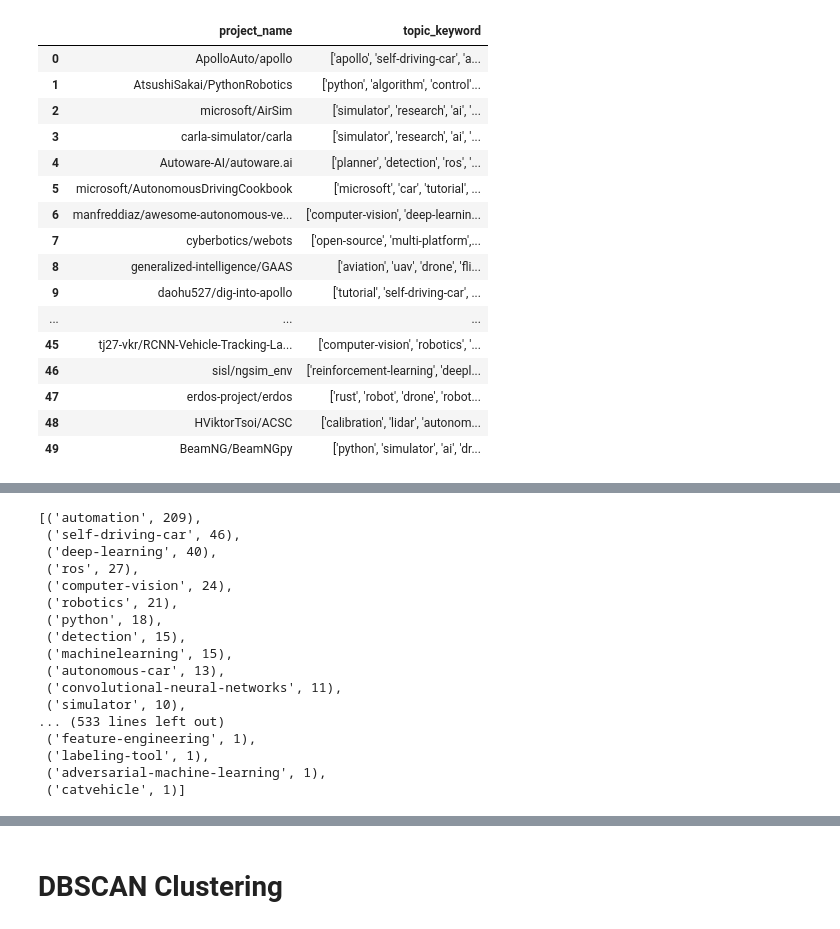
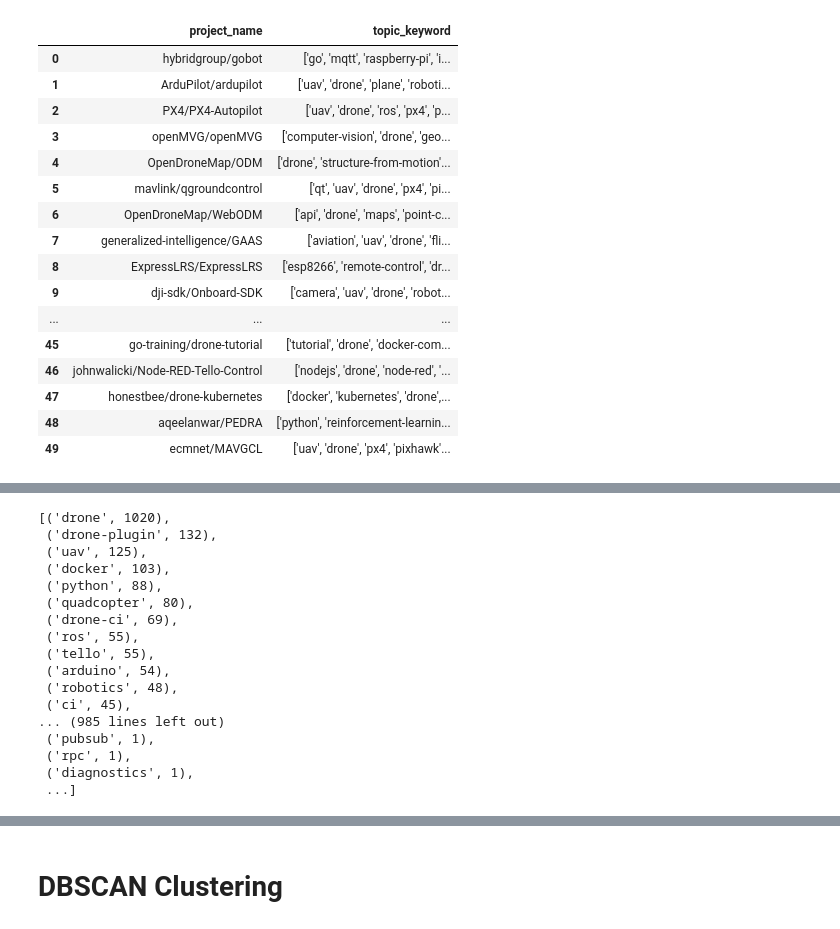
Before and after one commit to park1997/GitHub_Crawling_TextMining_Project, a Jupyter notebook: ParkByeongHyeon/Github_clustering.ipynb, the cells around one changed output, grey strips where cells are left out. Cells and saved outputs as stored; diff of their text form; code cells hidden in the pictures.

```diff
--- a/ParkByeongHyeon/Github_clustering.ipynb
+++ b/ParkByeongHyeon/Github_clustering.ipynb
@@ -10,27 +10,27 @@ from sklearn.cluster import DBSCAN
 %matplotlib inline
 # %%
 # df = pd.read_excel("Topics_stars10000_project_keyword.xlsx") #star>10000개가 있는 Df
-df = pd.read_excel("Topics_keywords.xlsx")   # vehicle Data가 들은 Df
+df = pd.read_excel("Topics_Drone.xlsx")   # vehicle Data가 들은 Df
 df.drop_duplicates(['project_name'])
 df.head(50)
 # %% [output]
 |  | project_name | topic_keyword |
-| 0 | ApolloAuto/apollo | ['apollo', 'self-driving-car', 'a... |
-| 1 | AtsushiSakai/PythonRobotics | ['python', 'algorithm', 'control'... |
-| 2 | microsoft/AirSim | ['simulator', 'research', 'ai', '... |
-| 3 | carla-simulator/carla | ['simulator', 'research', 'ai', '... |
-| 4 | Autoware-AI/autoware.ai | ['planner', 'detection', 'ros', '... |
-| 5 | microsoft/AutonomousDrivingCookbook | ['microsoft', 'car', 'tutorial', ... |
-| 6 | manfreddiaz/awesome-autonomous-ve... | ['computer-vision', 'deep-learnin... |
-| 7 | cyberbotics/webots | ['open-source', 'multi-platform',... |
-| 8 | generalized-intelligence/GAAS | ['aviation', 'uav', 'drone', 'fli... |
-| 9 | daohu527/dig-into-apollo | ['tutorial', 'self-driving-car', ... |
+| 0 | hybridgroup/gobot | ['go', 'mqtt', 'raspberry-pi', 'i... |
+| 1 | ArduPilot/ardupilot | ['uav', 'drone', 'plane', 'roboti... |
+| 2 | PX4/PX4-Autopilot | ['uav', 'drone', 'ros', 'px4', 'p... |
+| 3 | openMVG/openMVG | ['computer-vision', 'drone', 'geo... |
+| 4 | OpenDroneMap/ODM | ['drone', 'structure-from-motion'... |
+| 5 | mavlink/qgroundcontrol | ['qt', 'uav', 'drone', 'px4', 'pi... |
+| 6 | OpenDroneMap/WebODM | ['api', 'drone', 'maps', 'point-c... |
+| 7 | generalized-intelligence/GAAS | ['aviation', 'uav', 'drone', 'fli... |
+| 8 | ExpressLRS/ExpressLRS | ['esp8266', 'remote-control', 'dr... |
+| 9 | dji-sdk/Onboard-SDK | ['camera', 'uav', 'drone', 'robot... |
 | ... | ... | ... |
-| 45 | tj27-vkr/RCNN-Vehicle-Tracking-La... | ['computer-vision', 'robotics', '... |
-| 46 | sisl/ngsim_env | ['reinforcement-learning', 'deepl... |
-| 47 | erdos-project/erdos | ['rust', 'robot', 'drone', 'robot... |
-| 48 | HViktorTsoi/ACSC | ['calibration', 'lidar', 'autonom... |
-| 49 | BeamNG/BeamNGpy | ['python', 'simulator', 'ai', 'dr... |
+| 45 | go-training/drone-tutorial | ['tutorial', 'drone', 'docker-com... |
+| 46 | johnwalicki/Node-RED-Tello-Control | ['nodejs', 'drone', 'node-red', '... |
+| 47 | honestbee/drone-kubernetes | ['docker', 'kubernetes', 'drone',... |
+| 48 | aqeelanwar/PEDRA | ['python', 'reinforcement-learnin... |
+| 49 | ecmnet/MAVGCL | ['uav', 'drone', 'px4', 'pixhawk'... |
 # %%
 # for i in topic_dic:
 #     if 'active' in i[0]:
@@ -151,7 +151,7 @@ for idx,j in enumerate(df['topic_keyword']):
 topic_dic = sorted(topic_dic.items(), key=lambda x: x[1], reverse=True)
 # 218번 index 까지 5번 나오는 topic 임
 # 몇번까지 나오는것을 feature로 사용할 것인지?
-num_of_word = 5
+num_of_word = 4
 end_index = 0
 for idx,item in enumerate(topic_dic):
     if item[1] < num_of_word:
@@ -161,23 +161,23 @@ for idx,item in enumerate(topic_dic):
 topic_list = [i[0] for i in topic_dic[0:end_index]]
 topic_dic
 # %% [output]
-[('automation', 209),
- ('self-driving-car', 46),
- ('deep-learning', 40),
- ('ros', 27),
- ('computer-vision', 24),
- ('robotics', 21),
- ('python', 18),
- ('detection', 15),
- ('machinelearning', 15),
- ('autonomous-car', 13),
- ('convolutional-neural-networks', 11),
- ('simulator', 10),
-... (533 lines left out)
- ('feature-engineering', 1),
- ('labeling-tool', 1),
- ('adversarial-machine-learning', 1),
- ('catvehicle', 1)]
+[('drone', 1020),
+ ('drone-plugin', 132),
+ ('uav', 125),
+ ('docker', 103),
+ ('python', 88),
+ ('quadcopter', 80),
+ ('drone-ci', 69),
+ ('ros', 55),
+ ('tello', 55),
+ ('arduino', 54),
+ ('robotics', 48),
+ ('ci', 45),
+... (985 lines left out)
+ ('pubsub', 1),
+ ('rpc', 1),
+ ('diagnostics', 1),
+ ...]
 # %%
 # 위 과정들을 통해 얻은 토픽들을 통해 칼럼을 만듬
 df_vector = pd.DataFrame(topic_list).transpose()
```
Also changed, not shown: parts of 33 cells of this notebook, 20 other files.
